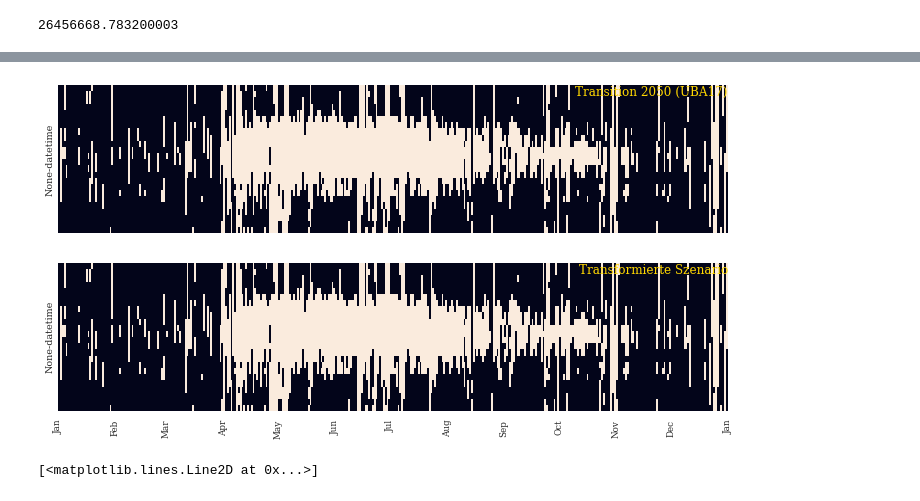
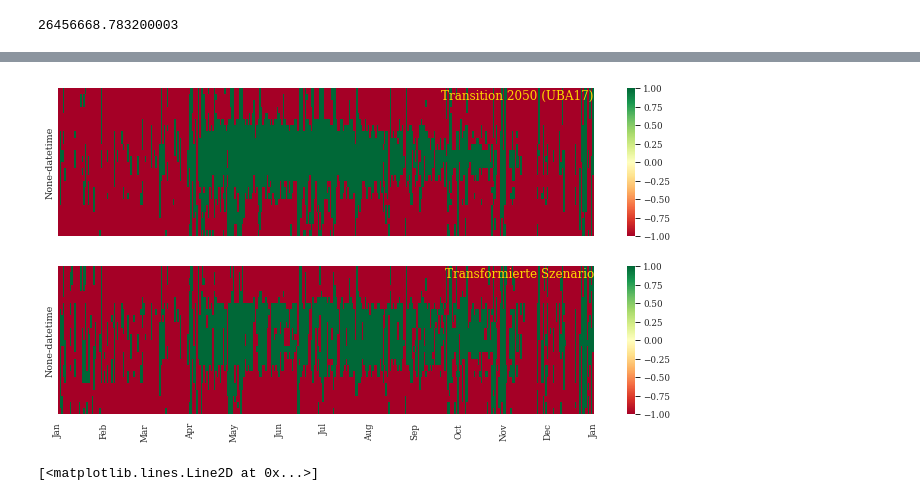
Before and after one commit to simonschaluppe/FLUCCOplus, a Jupyter notebook: notebooks/4.3.0_Transformation.ipynb, the cells around one changed output, grey strips where cells are left out. Drawn from its saved outputs; the diff is of its cells as text; code cells hidden in the pictures.

```diff
--- a/notebooks/4.3.0_Transformation.ipynb
+++ b/notebooks/4.3.0_Transformation.ipynb
@@ -355,0 +334,6 @@ scaled.reset() # es wird zurückgestellt
+# %%
+scaled.reset() # es wird zurückgestellt, sollte vlt die Berechnung RES und ResLast beinhalten...
+scaled.TSD["RES"] = scaled.TSD.Pumpspeicher + scaled.TSD.Laufkraft + scaled.TSD.Windkraft + scaled.TSD.Photovoltaik
+scaled.TSD["Residuallast"]=(scaled.TSD.RES - scaled.TSD.Strombedarf).clip(0, None)
+
+(RL_transformed-scaled.TSD.Residuallast).plot() # änderung durch die transformation
@@ -384,30 +384,32 @@ Index(['Residuallast'], dtype='object')
 # %%
 from matplotlib.dates import MonthLocator
 from matplotlib.dates import DateFormatter
 
 fig, ax = plt.subplots(2, 1, sharex=True, sharey=True, figsize=(12,6))
 scaled_sign = scaled.TSD.Residuallast.map(lambda x: -1 if x <= 0 else 1)
 scaled_sign= pd.DataFrame(scaled_sign)
 vis = pd.pivot_table(scaled_sign, index=scaled_sign.index.date, columns=scaled_sign.index.hour, values=None)
-sns.heatmap(vis.T, cbar=False, yticklabels=False, ax=ax[0])
+
+sns.heatmap(vis.T, cmap="RdYlGn", cbar=True, yticklabels=False, ax=ax[0])
 ax[0].set_title(label=f"{name}", loc="right", color="gold", fontsize=12, pad=-11)
 months = MonthLocator()
 monthsFmt = DateFormatter("%b")
 ax[0].xaxis.set_major_locator(months)
 ax[0].xaxis.set_major_formatter(monthsFmt)
 
 transformed_sign = RL_transformed.map(lambda x: -1 if x <= 0 else 1)
 transformed_sign= pd.DataFrame(transformed_sign)
 vis = pd.pivot_table(transformed_sign, index=transformed_sign.index.date, columns=transformed_sign.index.hour, values=None)
-sns.heatmap(vis.T, cbar=False, yticklabels=False, ax=ax[1])
+
+sns.heatmap(vis.T, cmap="RdYlGn", cbar=True, yticklabels=False, ax=ax[1])
 ax[1].set_title(label=f"Transformierte Szenario", loc="right", color="gold", fontsize=12, pad=-11)
 months = MonthLocator()
 monthsFmt = DateFormatter("%b")
 ax[1].xaxis.set_major_locator(months)
 ax[1].xaxis.set_major_formatter(monthsFmt)
 fig.savefig(f"../data/Plots/ResLast_Vergleich_HeatMap_{name}.png", dpi=300, bbox_inches='tight')
 # %% [output]
-[figure, old version]
+[figure, new version]
 # %%
 #plt.plot(VERBRAUCH_SAISONAL["weights"])
 plt.plot(traffo.transform(BATTERIESPEICHER["weights"]))
```
Also changed, not shown: parts of 25 cells of this notebook, 3 other files.
